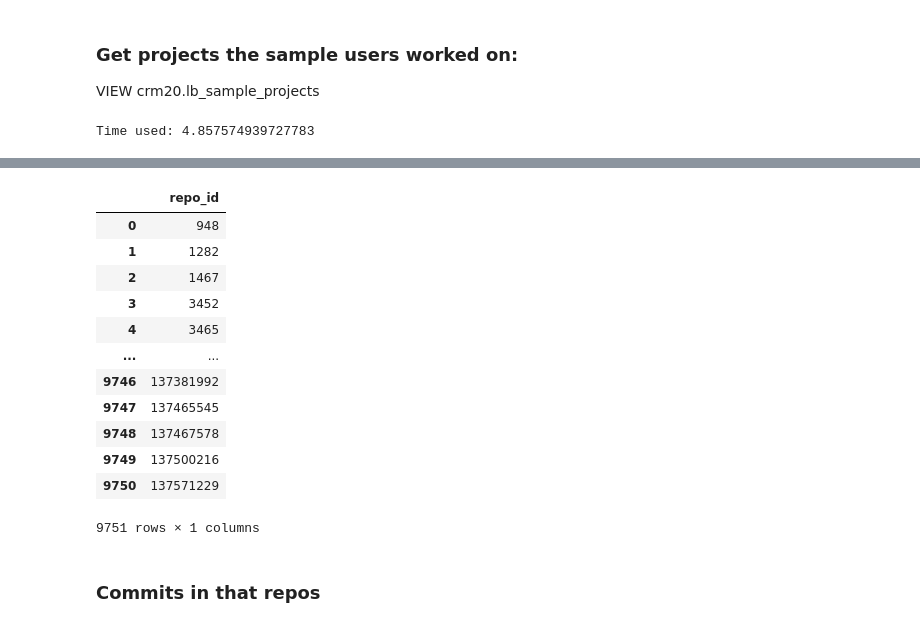
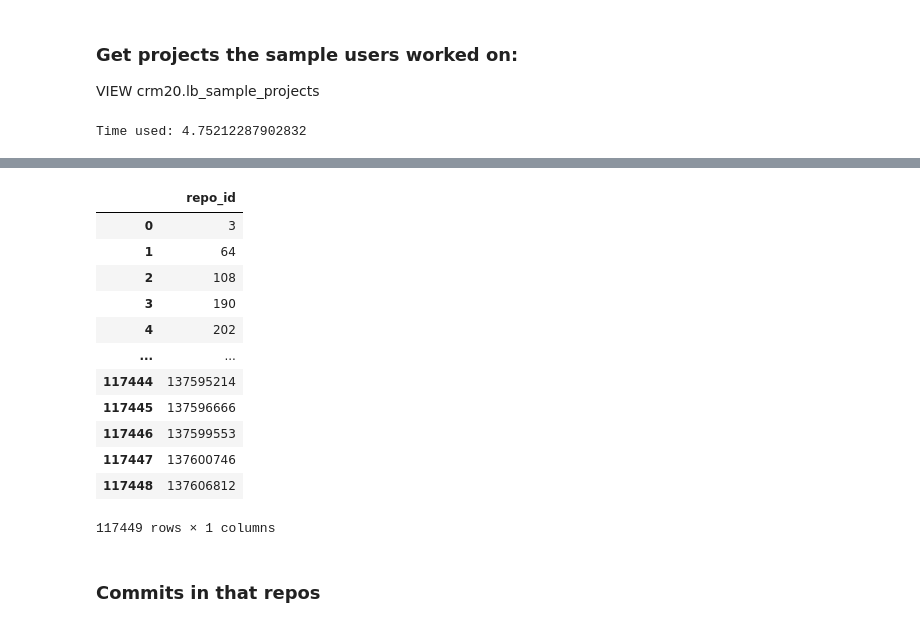
Before and after one commit to LeonBein/CRM20, a Jupyter notebook: DataExplorer.ipynb, the cells around one changed output, grey strips where cells are left out. Cells and saved outputs as stored; diff of their text form; code cells hidden in the pictures.

```diff
--- a/DataExplorer.ipynb
+++ b/DataExplorer.ipynb
@@ -83,28 +120,29 @@ Time used: 15.170296669006348
 VIEW crm20.lb_sample_projects
 # %%
 dbUtils.runQuery('''
+    DROP MATERIALIZED VIEW IF EXISTS crm20.lb_sample_projects CASCADE;
     CREATE MATERIALIZED VIEW crm20.lb_sample_projects AS
     (SELECT DISTINCT repo_id
     FROM lb_sample_users, ght.project_members
     WHERE id = user_id);
     SELECT * FROM crm20.lb_sample_projects
 ''')
 # %% [output]
-Time used: 4.857574939727783
+Time used: 4.75212287902832
 [interactive output not drawn]
 |  | repo_id |
-| 0 | 948 |
-| 1 | 1282 |
-| 2 | 1467 |
-| 3 | 3452 |
-| 4 | 3465 |
+| 0 | 3 |
+| 1 | 64 |
+| 2 | 108 |
+| 3 | 190 |
+| 4 | 202 |
 | ... | ... |
-| 9746 | 137381992 |
-| 9747 | 137465545 |
-| 9748 | 137467578 |
-| 9749 | 137500216 |
-| 9750 | 137571229 |
+| 117444 | 137595214 |
+| 117445 | 137596666 |
+| 117446 | 137599553 |
+| 117447 | 137600746 |
+| 117448 | 137606812 |
-9751 rows × 1 columns
+117449 rows × 1 columns
 # %% [markdown]
 ### Commits in that repos
 # %% [markdown]
```
Also changed, not shown: parts of 52 cells of this notebook, 5 other files.
